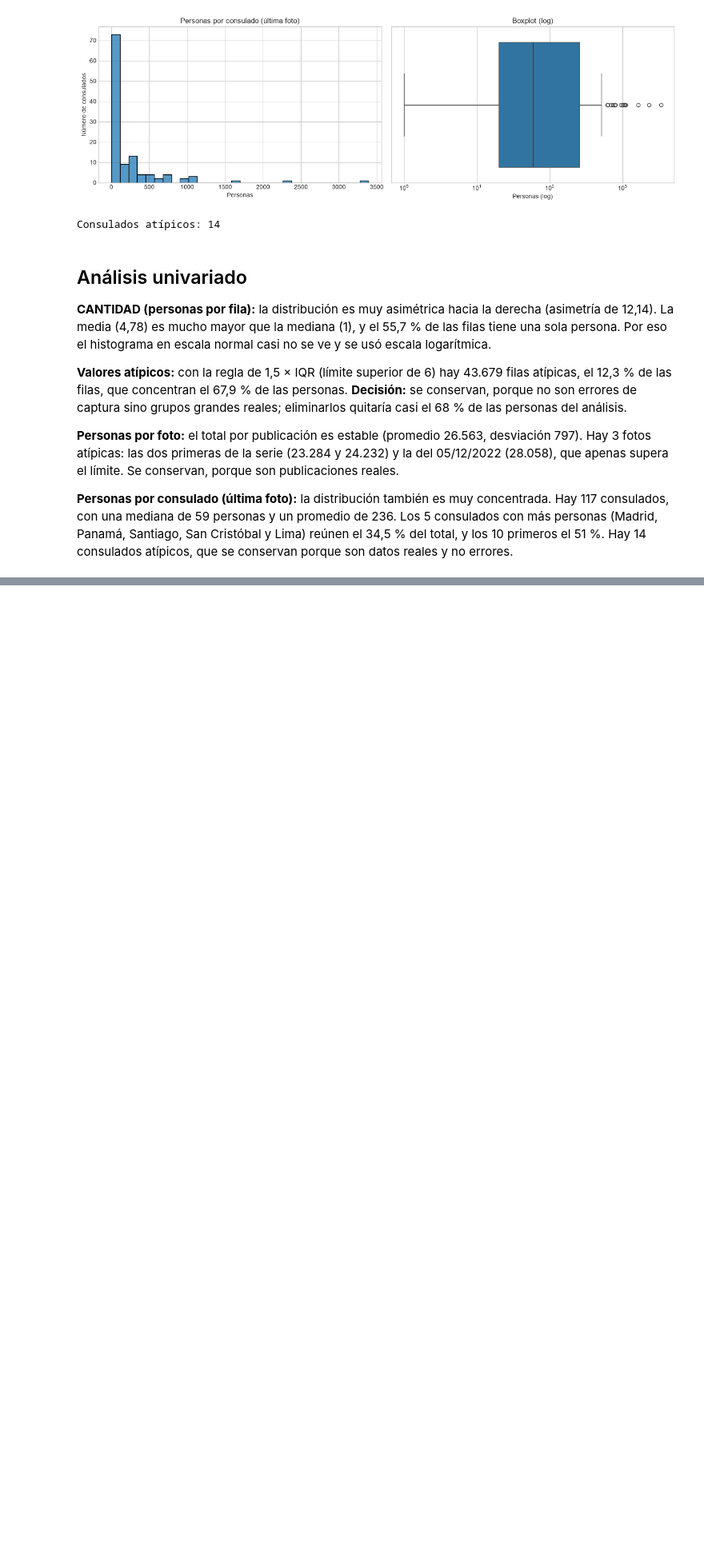
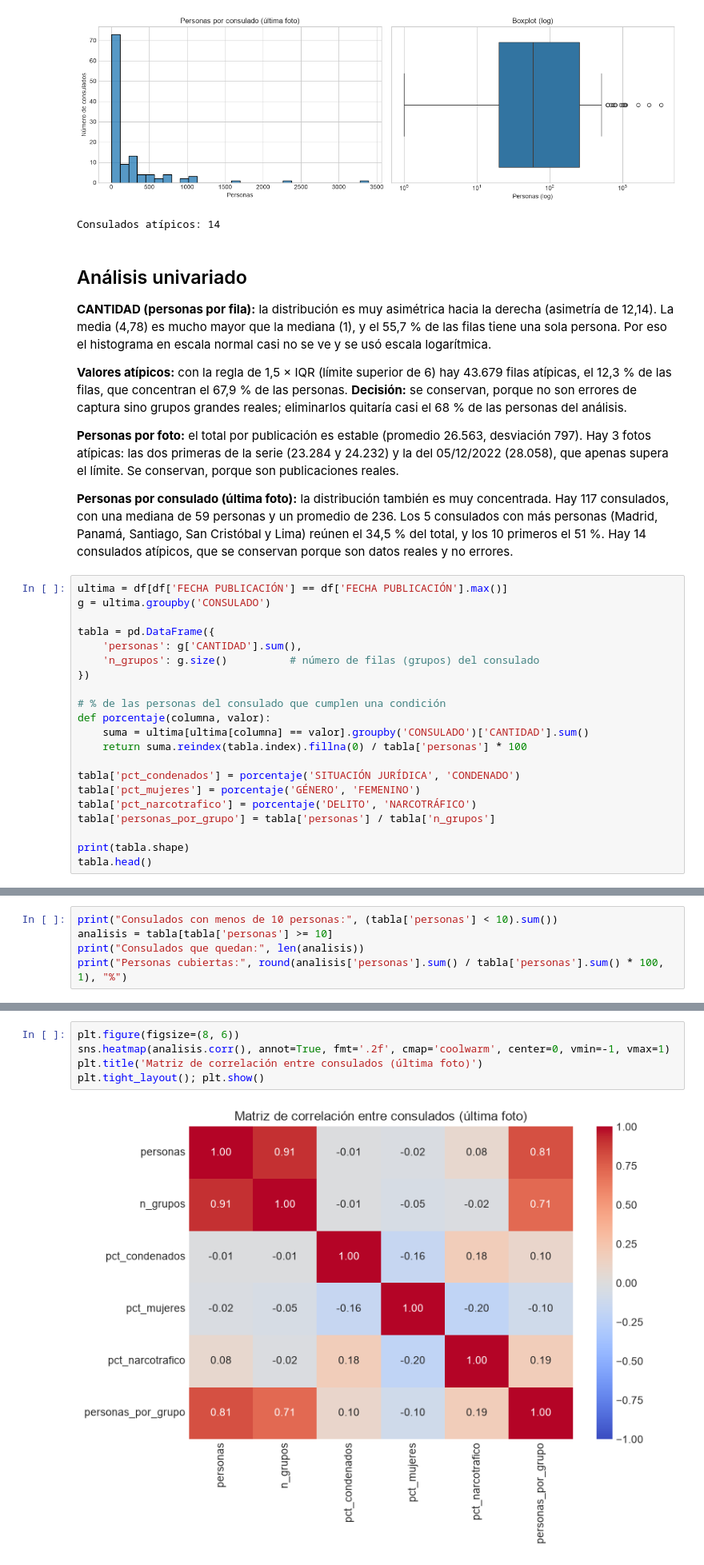
Before and after one commit to Daniel-LM2608/analitica-datos-estudiantes, a Jupyter notebook: Momento1/Untitled-1.ipynb, the cells around one changed output, grey strips where cells are left out. Shown at 80% size. Saved outputs shown, nothing was run; the diff lists cells and outputs as text; blank space fills up the shorter version.

```diff
--- a/Momento1/Untitled-1.ipynb
+++ b/Momento1/Untitled-1.ipynb
@@ -550,3 +550,24 @@ Consulados atípicos: 14
 **Personas por foto:** el total por publicación es estable (promedio 26.563, desviación 797). Hay 3 fotos atípicas: las dos primeras de la serie (23.284 y 24.232) y la del 05/12/2022 (28.058), que apenas supera el límite. Se conservan, porque son publicaciones reales.
 
 **Personas por consulado (última foto):** la distribución también es muy concentrada. Hay 117 consulados, con una mediana de 59 personas y un promedio de 236. Los 5 consulados con más personas (Madrid, Panamá, Santiago, San Cristóbal y Lima) reúnen el 34,5 % del total, y los 10 primeros el 51 %. Hay 14 consulados atípicos, que se conservan porque son datos reales y no errores.
+# %%
+ultima = df[df['FECHA PUBLICACIÓN'] == df['FECHA PUBLICACIÓN'].max()]
+g = ultima.groupby('CONSULADO')
+
+tabla = pd.DataFrame({
+    'personas': g['CANTIDAD'].sum(),
+    'n_grupos': g.size()          # número de filas (grupos) del consulado
+})
+
+# % de las personas del consulado que cumplen una condición
+def porcentaje(columna, valor):
+    suma = ultima[ultima[columna] == valor].groupby('CONSULADO')['CANTIDAD'].sum()
+    return suma.reindex(tabla.index).fillna(0) / tabla['personas'] * 100
+
+tabla['pct_condenados'] = porcentaje('SITUACIÓN JURÍDICA', 'CONDENADO')
+tabla['pct_mujeres'] = porcentaje('GÉNERO', 'FEMENINO')
+tabla['pct_narcotrafico'] = porcentaje('DELITO', 'NARCOTRÁFICO')
+tabla['personas_por_grupo'] = tabla['personas'] / tabla['n_grupos']
+
+print(tabla.shape)
+tabla.head()
@@ -552,0 +583,5 @@ Consulados atípicos: 14
+# %%
+print("Consulados con menos de 10 personas:", (tabla['personas'] < 10).sum())
+analisis = tabla[tabla['personas'] >= 10]
+print("Consulados que quedan:", len(analisis))
+print("Personas cubiertas:", round(analisis['personas'].sum() / tabla['personas'].sum() * 100, 1), "%")
@@ -552,0 +592,7 @@ Consulados atípicos: 14
+# %%
+plt.figure(figsize=(8, 6))
+sns.heatmap(analisis.corr(), annot=True, fmt='.2f', cmap='coolwarm', center=0, vmin=-1, vmax=1)
+plt.title('Matriz de correlación entre consulados (última foto)')
+plt.tight_layout(); plt.show()
+# %% [output]
+[figure, added]
```
Also changed, not shown: parts of 5 cells of this notebook.
